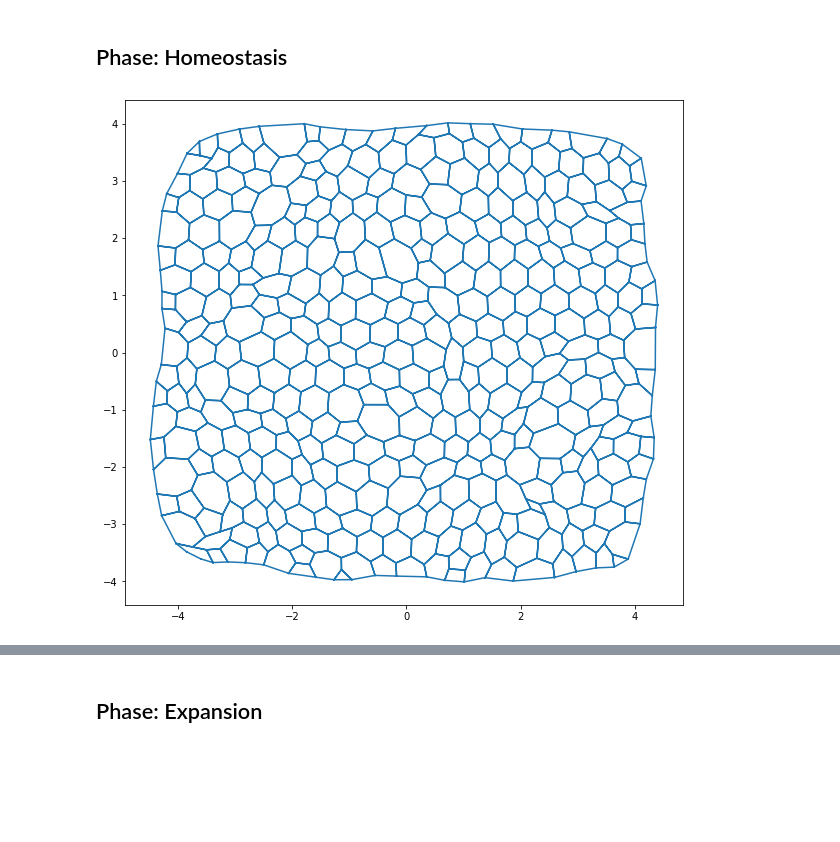
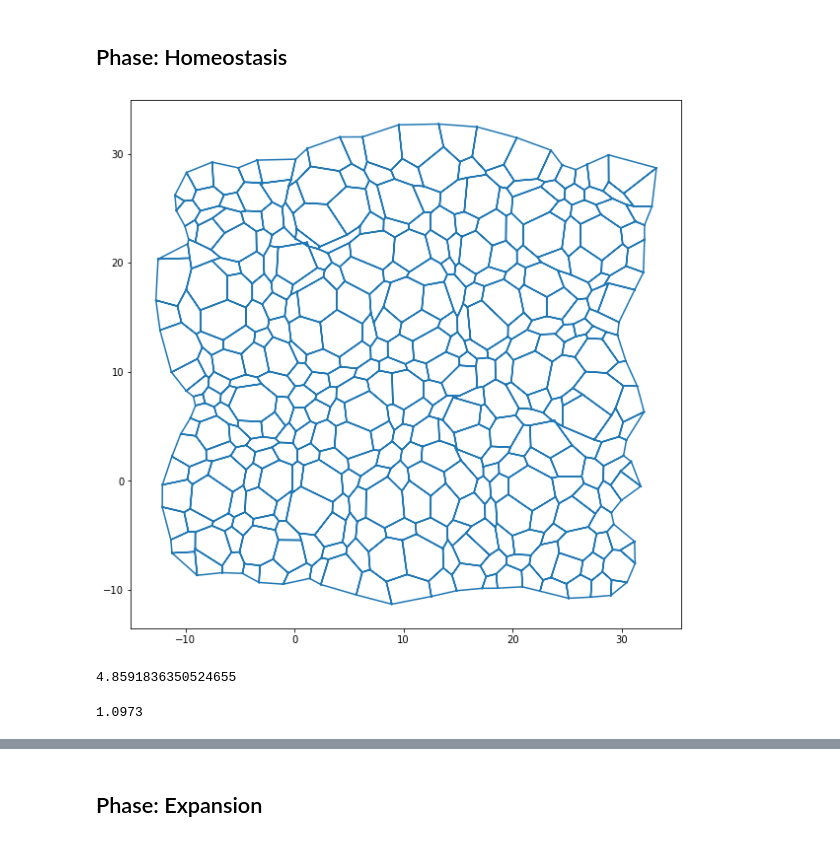
Before and after one commit to vlachina/LymphNode, a Jupyter notebook: lymph Node - working version.ipynb, the cells around one changed output, grey strips where cells are left out. Cells and saved outputs as stored; diff of their text form; code cells hidden in the pictures; blank space fills up the shorter version.

```diff
--- a/lymph Node - working version.ipynb
+++ b/lymph Node - working version.ipynb
@@ -75,4 +131,6 @@ def prefered_area_range(cellmap, lower_prefered_area, higher_prefered_area):
     for face in range(len(cellmap.face_df)):
         newValue = random.randrange(lower_prefered_area, higher_prefered_area)/10000
         cellmap.face_df['prefered_area'][face] = newValue
+    cellmap.face_df['prefered_area'] = np.exp(cellmap.face_df['prefered_area'])
+    cellmap.face_df['prefered_area'] = np.exp(cellmap.face_df['prefered_area'])
     return cellmap
@@ -91,9 +161,14 @@ def change_specs(cellmap, geom, model, history, area_elasticity,
 
     cellmap.vert_df["viscosity"] = 1
 
-    #cellmap_original.face_df["prefered_area"][0] = 2
-    #cellmap_original.face_df["prefered_area"][41] = 2
+    geom.update_all(cellmap)
 
+
+    #for i in range(endTime):
+    #    solver = QSSolver()
+    #    res = solver.find_energy_min(cellmap, geom, model)
+    #    geom.update_all(cellmap)
+    #   history.record(time_stamp=i)
 
     solver = QSSolver()
     res = solver.find_energy_min(cellmap, geom, model)
@@ -101,13 +176,9 @@ def change_specs(cellmap, geom, model, history, area_elasticity,
     fig, ax = sheet_view(cellmap, mode="quick")
     fig.set_size_inches(10, 10)
 
-
-
-
-
-    cellmap_new = copy.deepcopy(cellmap_original)
-    geom_new = copy.deepcopy(geom_original)
-    model_new = copy.deepcopy(model_original)
-    history_new = copy.deepcopy(history_original)
+    cellmap_new = copy.deepcopy(cellmap)
+    geom_new = copy.deepcopy(geom)
+    model_new = copy.deepcopy(model)
+    history_new = copy.deepcopy(history)
 
     return [cellmap_new, geom_new, model_new, history_new]
@@ -173,10 +188,10 @@ def create_frames(
 cellmap_original = Sheet.planar_sheet_2d('cellmap', 30, 30, 1, 1, noise = 0.2) # This may need to change
 geom_original  = PlanarGeometry
 
-to_cut = cellmap_original.cut_out([(-2, 20), (-2, 20)])
+to_cut = cellmap_original.cut_out([(0, 20), (0, 20)])
 cellmap_original.remove(to_cut, trim_borders=True)
 
-geom.center(cellmap_original)
+cellmap_original.sanitize(trim_borders = True)
 geom.update_all(cellmap_original)
 cellmap_original.update_rank()
 
@@ -191,4 +206,5 @@ history_original = History(cellmap_original,
 cellmap_original.update_specs(model_original.specs)
 
 fig, ax = sheet_view(cellmap_original, ['x', 'y'], mode='quick')
+fig.set_size_inches(10, 10)
 # %% [output]
@@ -213,8 +233,16 @@ cellmap_original.face_df
 # %% [markdown]
 ## Phase: Homeostasis
 # %%
-[cellmap_H, geom_H, model_H, history_H] = change_specs(cellmap_original, geom_original, model_original, history_original, area_elasticity = 0.5, lower_prefered_area = 1000, higher_prefered_area = 10000,
-                                                       FRC_lower_length_elasticity = 1000, FRC_higher_length_elasticity = 10000, ECM_lower_length_elasticity = 100,
-                                                       ECM_higher_length_elasticity = 1000, line_nought = 0.2)
+[cellmap_H, geom_H, model_H, history_H] = change_specs(cellmap_original, geom_original, model_original, history_original, area_elasticity = 0.5, lower_prefered_area = 100, higher_prefered_area = 10000,
+                                                       FRC_lower_length_elasticity = 1000, FRC_higher_length_elasticity = 10000, ECM_lower_length_elasticity = 10,
+                                                       ECM_higher_length_elasticity = 1000, line_nought = 0.1)
 # %% [output]
-[figure, old version]
+[figure, new version]
+# %%
+cellmap_H.face_df["area"].mean()
+# %% [output]
+4.8591836350524655
+# %%
+cellmap_H.edge_df["length_elasticity"].max()
+# %% [output]
+1.0973
```
Also changed, not shown: parts of 52 cells of this notebook, 7 other files.
